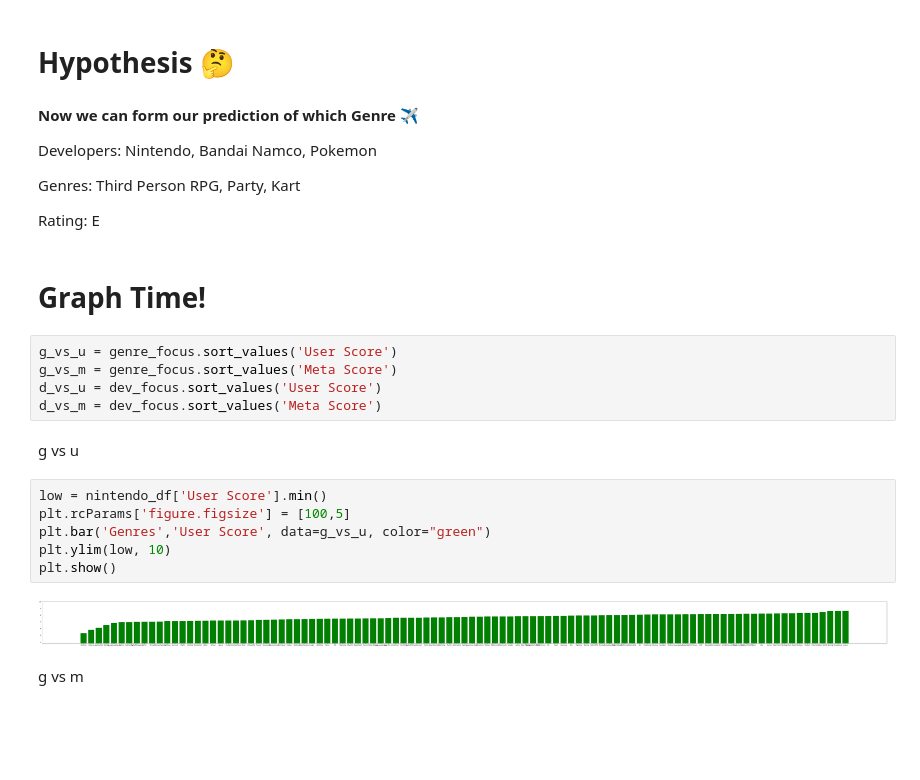
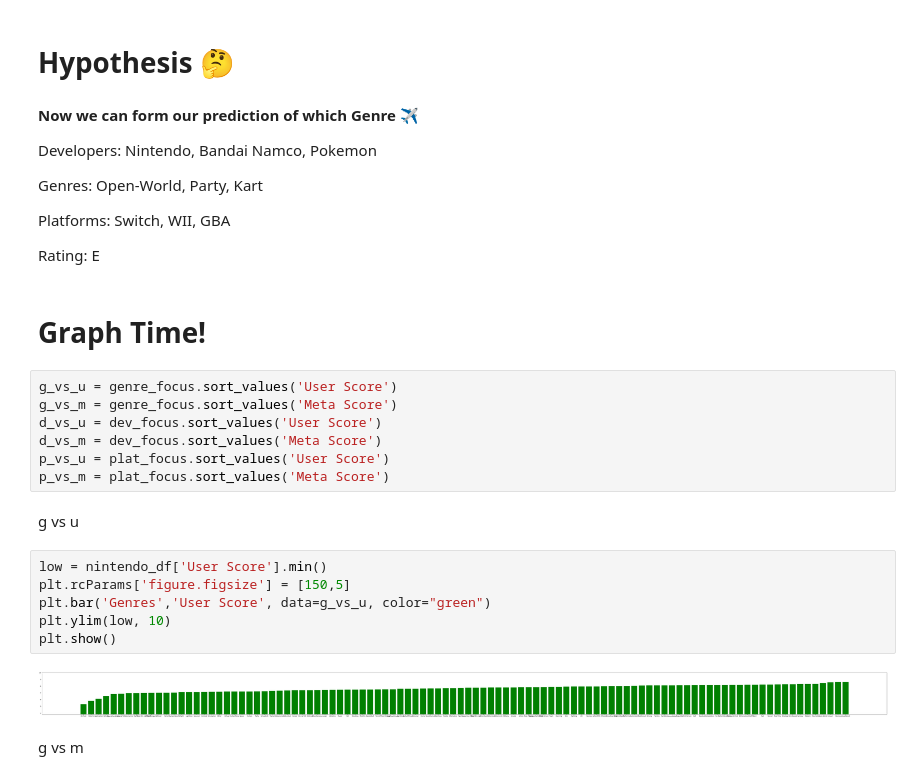
Before and after one commit to R-driste/3.3.1_for_5.13.23, a Jupyter notebook: NINTENDO.ipynb, the cells around one changed output. Saved outputs shown, nothing was run; the diff lists cells and outputs as text; blank space fills up the shorter version.

```diff
--- a/NINTENDO.ipynb
+++ b/NINTENDO.ipynb
@@ -96,7 +100,9 @@ dev_focus = dev_df.groupby('Developers').mean().reset_index()
 
 Developers: Nintendo, Bandai Namco, Pokemon
 
-Genres: Third Person RPG, Party, Kart
+Genres: Open-World, Party, Kart
+
+Platforms: Switch, WII, GBA
 
 Rating: E
 # %% [markdown]
@@ -106,16 +112,18 @@ g_vs_u = genre_focus.sort_values('User Score')
 g_vs_m = genre_focus.sort_values('Meta Score')
 d_vs_u = dev_focus.sort_values('User Score')
 d_vs_m = dev_focus.sort_values('Meta Score')
+p_vs_u = plat_focus.sort_values('User Score')
+p_vs_m = plat_focus.sort_values('Meta Score')
 # %% [markdown]
 g vs u
 # %%
 low = nintendo_df['User Score'].min()
-plt.rcParams['figure.figsize'] = [100,5]
+plt.rcParams['figure.figsize'] = [150,5]
 plt.bar('Genres','User Score', data=g_vs_u, color="green")
 plt.ylim(low, 10)
 plt.show()
 # %% [output]
-[figure, old version]
+[figure, new version]
 # %% [markdown]
 g vs m
 # %%
```
Also changed, not shown: parts of 14 cells of this notebook.
